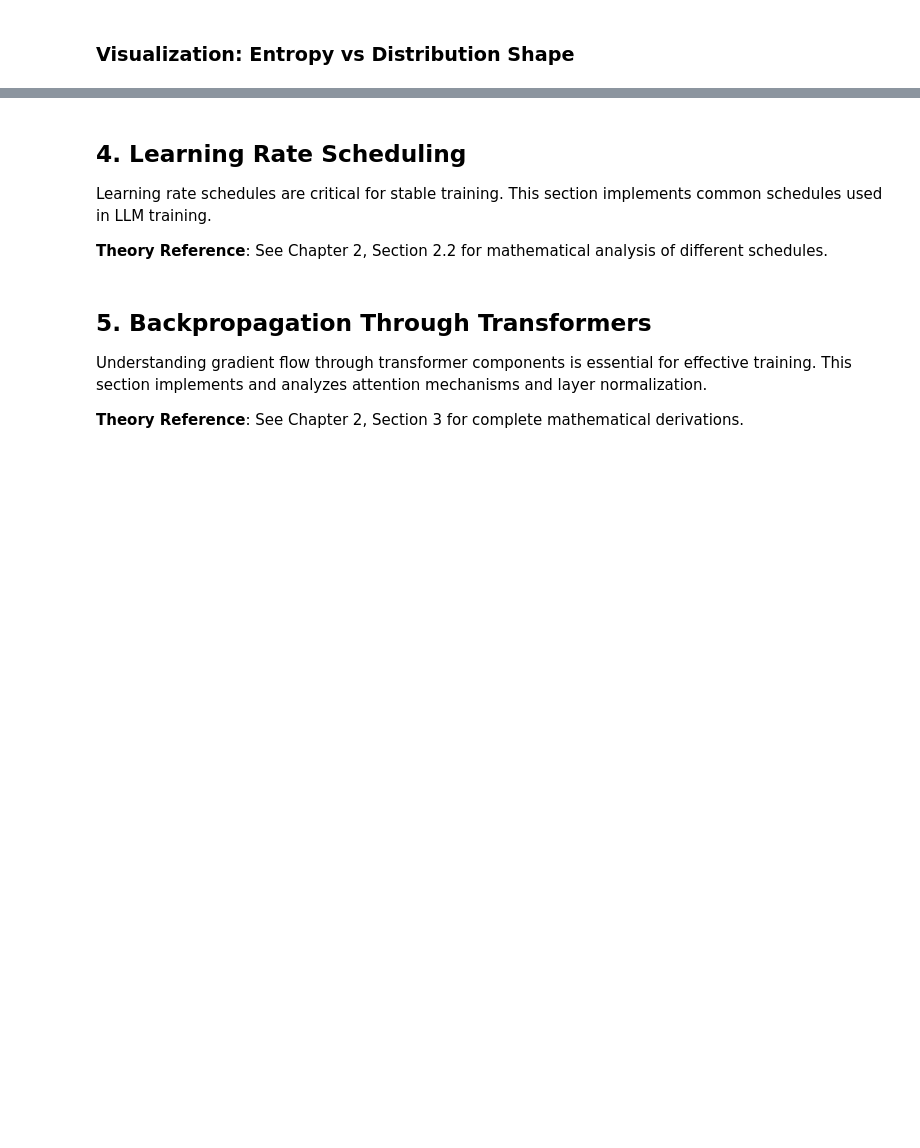
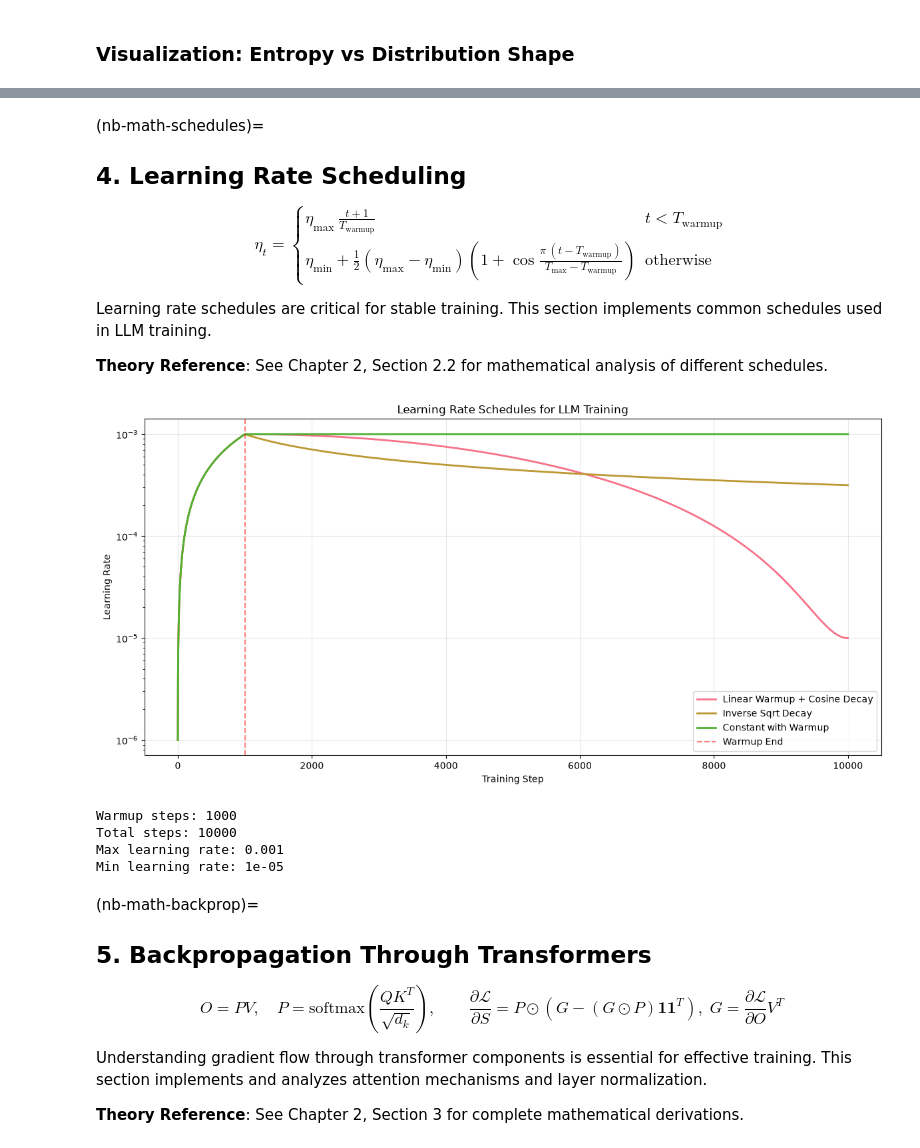
Before and after one commit to Beaker12/llmatlas, a Jupyter notebook: chapters/02-mathematics/examples/mathematical_foundations_demo.ipynb, the cells around one changed output, grey strips where cells are left out. Drawn from its saved outputs; the diff is of its cells as text; code cells hidden in the pictures; blank space fills up the shorter version.

```diff
--- a/chapters/02-mathematics/examples/mathematical_foundations_demo.ipynb
+++ b/chapters/02-mathematics/examples/mathematical_foundations_demo.ipynb
@@ -352,0 +371,14 @@ print("Next: Compare optimization trajectories on a toy problem")
+# %%
+# Check the hand-written Adam against torch.optim.Adam for 10 steps on the same problem
+torch.manual_seed(0)
+p_ours = torch.randn(5, requires_grad=True)
+p_ref = p_ours.detach().clone().requires_grad_(True)
+ours = AdamOptimizer([p_ours], lr=0.1)
+ref = torch.optim.Adam([p_ref], lr=0.1)
+for _ in range(10):
+    for p, opt in ((p_ours, ours), (p_ref, ref)):
+        opt.zero_grad()
+        (p ** 2).sum().backward()
+        opt.step()
+assert torch.allclose(p_ours, p_ref, atol=1e-6), "hand-written Adam must match torch.optim.Adam"
+print("Hand-written Adam matches torch.optim.Adam after 10 steps:", torch.allclose(p_ours, p_ref, atol=1e-6))
@@ -363,7 +400,7 @@ def rosenbrock(x: torch.Tensor, y: torch.Tensor, a: float = 1.0, b: float = 100.
     return (a - x)**2 + b * (y - x**2)**2
 
 
-def optimize_rosenbrock(optimizer_class, optimizer_kwargs, num_steps=1000):
+def optimize_rosenbrock(optimizer_class, optimizer_kwargs, num_steps=10000):
     """Run optimization and track trajectory."""
     # Initialize parameters far from optimum
     x = torch.tensor([-1.0], requires_grad=True)
@@ -407,3 +444,8 @@ for name, opt_class, opt_kwargs in optimizers_config:
     results[name] = (traj_x, traj_y, losses)
 
 print("Optimization runs complete!")
+
+final = {name: (r[0][-1], r[1][-1], r[2][-1]) for name, r in results.items()}
+for name, (fx, fy, fl) in final.items():
+    print(f"{name:>13}: x={fx:.4f}, y={fy:.4f}, loss={fl:.3e}")
+assert abs(final["Adam"][0] - 1) < 0.05 and abs(final["Adam"][1] - 1) < 0.05, "Adam should reach (1, 1) within 0.05"
@@ -453,5 +509,8 @@ for name, (_, _, losses) in results.items():
 # %% [markdown]
+(nb-math-schedules)=
 ## 4. Learning Rate Scheduling
+
+$$\eta_t = \begin{cases}\eta_{\max}\,\frac{t+1}{T_{\text{warmup}}} & t < T_{\text{warmup}} \\ \eta_{\min} + \tfrac12(\eta_{\max}-\eta_{\min})\left(1 + \cos\frac{\pi\,(t - T_{\text{warmup}})}{T_{\max} - T_{\text{warmup}}}\right) & \text{otherwise}\end{cases}$$
 
 Learning rate schedules are critical for stable training. This section implements common schedules used in LLM training.
 
@@ -471,7 +530,8 @@ class LearningRateScheduler:
         """
         Linear warmup followed by cosine decay.
 
-        Widely used in transformer training (BERT, GPT, etc.)
+        Used by GPT-3, LLaMA and most LLMs since 2020 (BERT used linear decay).
+        Step 0 is counted as the first warmup step, so the learning rate is never exactly 0.
 
         Args:
             step: Current training step
@@ -484,11 +544,11 @@ class LearningRateScheduler:
             Learning rate for current step
         """
         if step < warmup_steps:
-            # Linear warmup: lr = max_lr * (step / warmup_steps)
-            return max_lr * (step / warmup_steps)
+            # Linear warmup: lr = max_lr * ((step + 1) / warmup_steps)
+            return max_lr * ((step + 1) / warmup_steps)
         else:
             # Cosine decay
-            progress = (step - warmup_steps) / (max_steps - warmup_steps)
+            progress = min((step - warmup_steps) / (max_steps - warmup_steps), 1.0)  # hold at min_lr
             return min_lr + 0.5 * (max_lr - min_lr) * (1 + math.cos(math.pi * progress))
 
     @staticmethod
@@ -511,7 +571,7 @@ class LearningRateScheduler:
             Learning rate for current step
         """
         if step < warmup_steps:
-            return max_lr * (step / warmup_steps)
+            return max_lr * ((step + 1) / warmup_steps)
         else:
             return max_lr * math.sqrt(warmup_steps / step)
 
@@ -533,7 +593,7 @@ class LearningRateScheduler:
             Learning rate for current step
         """
         if step < warmup_steps:
-            return lr * (step / warmup_steps)
+            return lr * ((step + 1) / warmup_steps)
         else:
             return lr
 
@@ -552,35 +612,48 @@ schedules = {
         ) for s in steps
     ],
     'Inverse Sqrt Decay': [
         LearningRateScheduler.inverse_sqrt_decay(s, warmup_steps, max_lr)
         for s in steps
     ],
     'Constant with Warmup': [
         LearningRateScheduler.constant_with_warmup(s, warmup_steps, max_lr)
         for s in steps
     ],
 }
 
 plt.figure(figsize=(12, 6))
 for name, lrs in schedules.items():
     plt.plot(steps, lrs, label=name, linewidth=2)
 
 plt.axvline(x=warmup_steps, color='red', linestyle='--', alpha=0.5, label='Warmup End')
 plt.xlabel('Training Step')
 plt.ylabel('Learning Rate')
 plt.title('Learning Rate Schedules for LLM Training')
 plt.legend()
 plt.grid(True, alpha=0.3)
 plt.yscale('log')
 plt.tight_layout()
 plt.show()
 
+S = LearningRateScheduler
+assert S.linear_warmup_cosine_decay(0, warmup_steps, max_steps, max_lr, min_lr) > 0
+assert math.isclose(S.linear_warmup_cosine_decay(max_steps, warmup_steps, max_steps, max_lr, min_lr), min_lr)
+assert math.isclose(S.linear_warmup_cosine_decay(max_steps + 500, warmup_steps, max_steps, max_lr, min_lr), min_lr)
 print(f"Warmup steps: {warmup_steps}")
 print(f"Total steps: {max_steps}")
 print(f"Max learning rate: {max_lr}")
 print(f"Min learning rate: {min_lr}")
+# %% [output]
+[figure, added]
+Warmup steps: 1000
+Total steps: 10000
+Max learning rate: 0.001
+Min learning rate: 1e-05
 # %% [markdown]
+(nb-math-backprop)=
 ## 5. Backpropagation Through Transformers
+
+$$O = PV,\quad P = \mathrm{softmax}\!\left(\frac{QK^T}{\sqrt{d_k}}\right),\qquad \frac{\partial\mathcal{L}}{\partial S} = P \odot\left(G - (G\odot P)\mathbf{1}\mathbf{1}^T\right),\; G = \frac{\partial\mathcal{L}}{\partial O}V^T$$
 
 Understanding gradient flow through transformer components is essential for effective training. This section implements and analyzes attention mechanisms and layer normalization.
 
```
Also changed, not shown: parts of 24 cells of this notebook.
